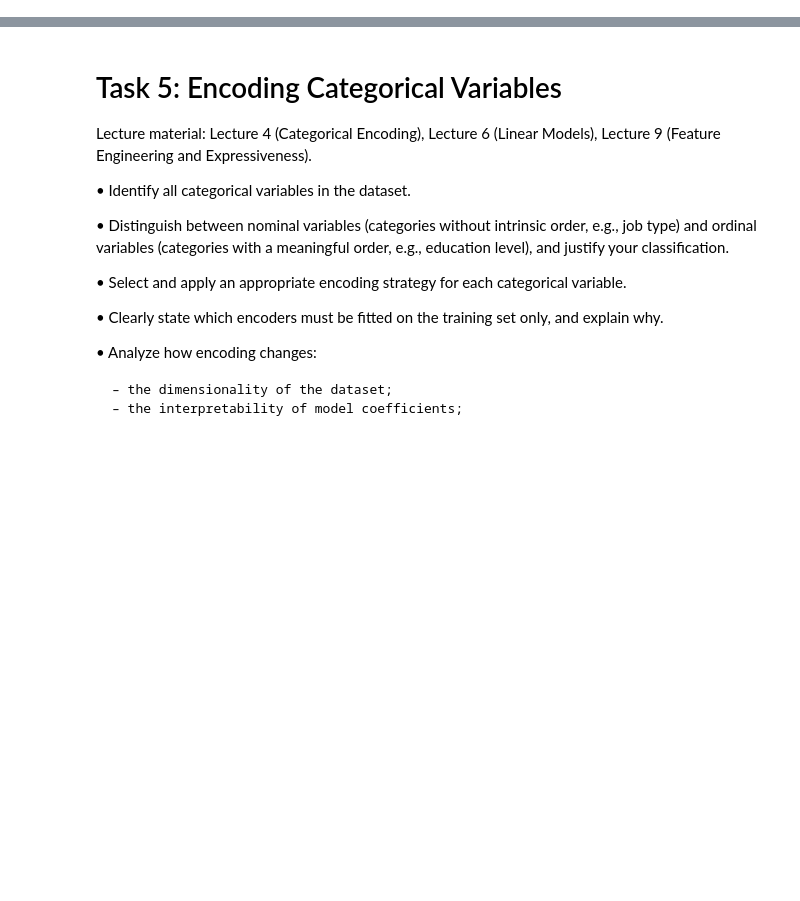
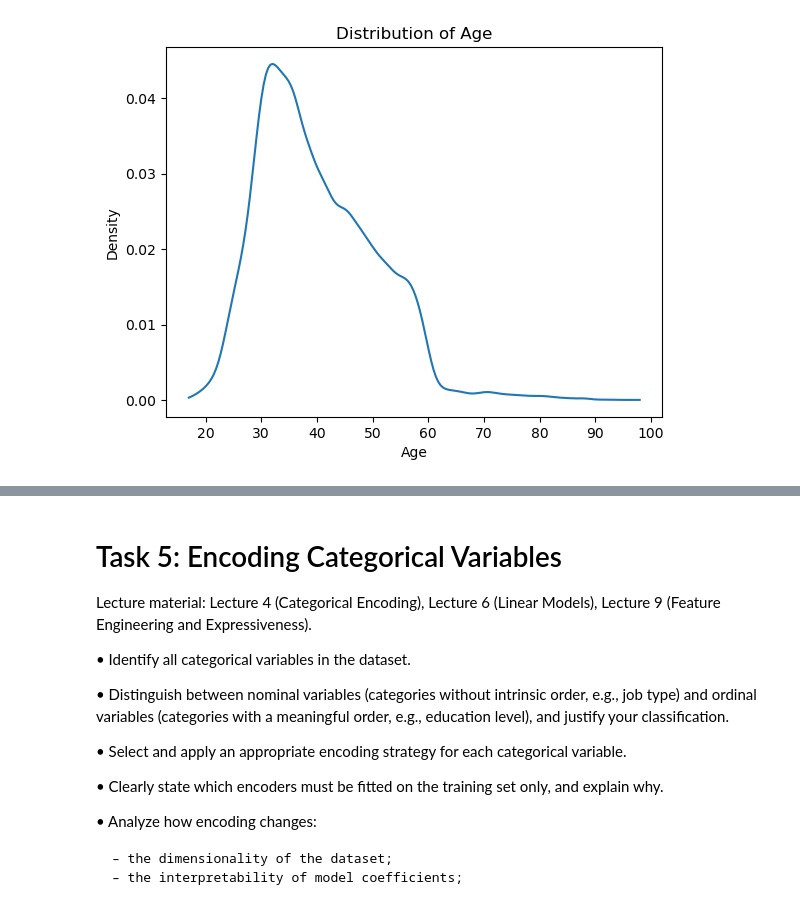
Before and after one commit to Palee222/ML-fundementals-2026, a Jupyter notebook: assignment_1_<Laura_Somogyi[_Somogyi]>.ipynb, the cells around one changed output, grey strips where cells are left out. Saved outputs shown, nothing was run; the diff lists cells and outputs as text; code cells hidden in the pictures; blank space fills up the shorter version.

```diff
--- a/assignment_1_<Laura_Somogyi[_Somogyi]>.ipynb
+++ b/assignment_1_<Laura_Somogyi[_Somogyi]>.ipynb
@@ -72,0 +39,16 @@ observation or hypothesis about the data
+# %%
+# two numerical variable plot
+
+# first choice is age
+from scipy.stats import gaussian_kde
+
+kde = gaussian_kde(bank_data['age'])
+x = np.linspace(bank_data['age'].min(), bank_data['age'].max(), 200)
+plt.plot(x, kde(x))
+plt.title('Distribution of Age')
+plt.xlabel('Age')
+plt.ylabel('Density')
+plt.show()
+#I chose this specific plot type, because when I used barplots before, it was too dense
+# %% [output]
+[figure, added]
```
Also changed, not shown: parts of 16 cells of this notebook.
